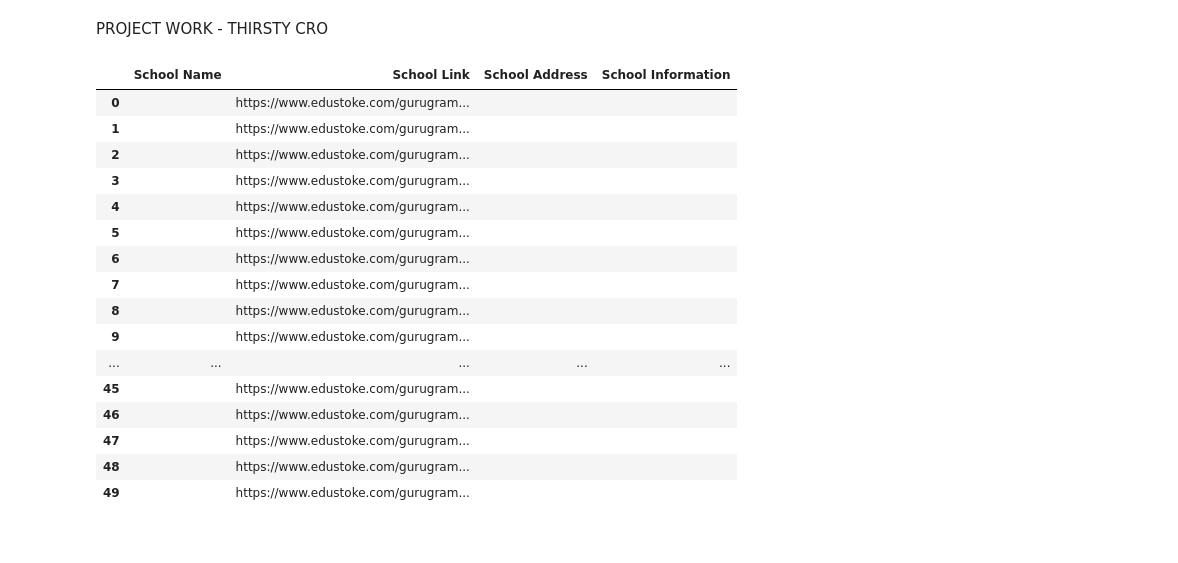
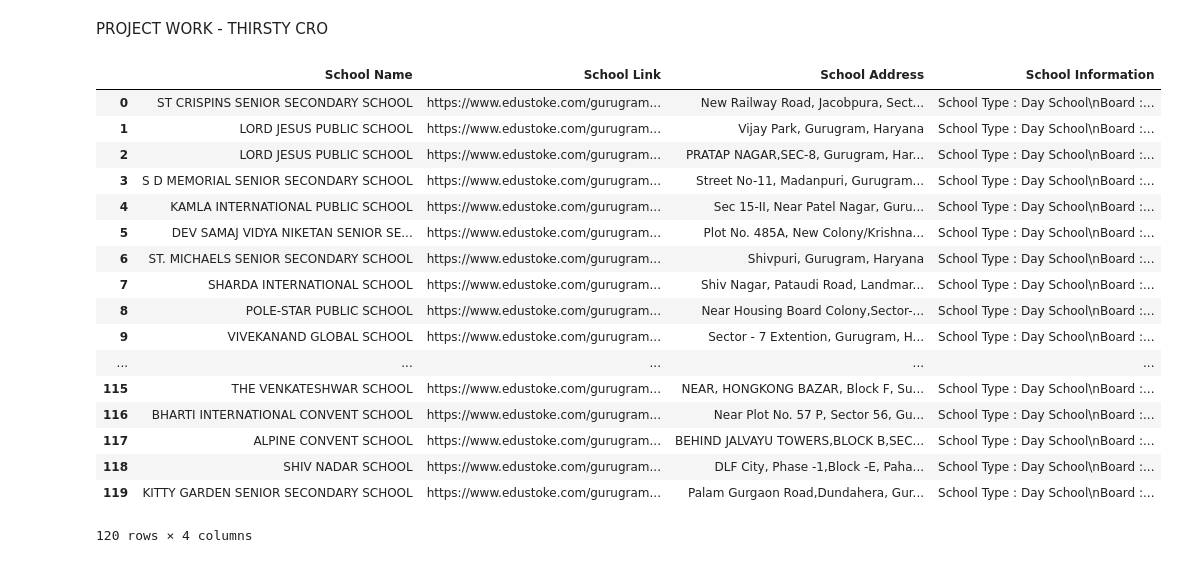
Before and after one commit to deepanshu-goyal/Data-Collection, a Jupyter notebook: Final_Project.ipynb, the cells around one changed output. Saved outputs shown, nothing was run; the diff lists cells and outputs as text; code cells hidden in the pictures.

```diff
--- a/Final_Project.ipynb
+++ b/Final_Project.ipynb
@@ -13,46 +13,47 @@ driver = webdriver.Chrome(locationOfWebdriver)
 # %%
 url = "https://www.edustoke.com/search/day-school/gurugram--MjguNDU5NDk3LDc3LjAyNjYzOA==/?list=city&rangemax=10&rangemin=0"
 driver.get(url)
 school_name=[]
 school_link=[]
 school_rating=[]
 school_address=[]
 school_info=[]
 
 driver.execute_script("window.scrollTo(0, document.body.scrollHeight);")
+time.sleep(40)
 
-time.sleep(100)
 
 for name in driver.find_elements_by_class_name('school_link'):
     school_name.append(name.text)
     school_link.append(name.get_attribute('href'))
 
 for address in driver.find_elements_by_class_name('address_text'):
     school_address.append(address.text)
 
 for info in driver.find_elements_by_css_selector('ul.list-info.search_page'):
     school_info.append(info.text)
 
 data = {'School Name':school_name,'School Link':school_link, 'School Address':school_address,'School Information': school_info}
 final_data = pd.DataFrame(data)
 final_data
 # %% [output]
 |  | School Name | School Link | School Address | School Information |
-| 0 |  | https://www.edustoke.com/gurugram... |  |  |
-| 1 |  | https://www.edustoke.com/gurugram... |  |  |
-| 2 |  | https://www.edustoke.com/gurugram... |  |  |
-| 3 |  | https://www.edustoke.com/gurugram... |  |  |
-| 4 |  | https://www.edustoke.com/gurugram... |  |  |
-| 5 |  | https://www.edustoke.com/gurugram... |  |  |
-| 6 |  | https://www.edustoke.com/gurugram... |  |  |
-| 7 |  | https://www.edustoke.com/gurugram... |  |  |
-| 8 |  | https://www.edustoke.com/gurugram... |  |  |
-| 9 |  | https://www.edustoke.com/gurugram... |  |  |
+| 0 | ST CRISPINS SENIOR SECONDARY SCHOOL | https://www.edustoke.com/gurugram... | New Railway Road, Jacobpura, Sect... | School Type : Day School\nBoard :... |
+| 1 | LORD JESUS PUBLIC SCHOOL | https://www.edustoke.com/gurugram... | Vijay Park, Gurugram, Haryana | School Type : Day School\nBoard :... |
+| 2 | LORD JESUS PUBLIC SCHOOL | https://www.edustoke.com/gurugram... | PRATAP NAGAR,SEC-8, Gurugram, Har... | School Type : Day School\nBoard :... |
+| 3 | S D MEMORIAL SENIOR SECONDARY SCHOOL | https://www.edustoke.com/gurugram... | Street No-11, Madanpuri, Gurugram... | School Type : Day School\nBoard :... |
+| 4 | KAMLA INTERNATIONAL PUBLIC SCHOOL | https://www.edustoke.com/gurugram... | Sec 15-II, Near Patel Nagar, Guru... | School Type : Day School\nBoard :... |
+| 5 | DEV SAMAJ VIDYA NIKETAN SENIOR SE... | https://www.edustoke.com/gurugram... | Plot No. 485A, New Colony/Krishna... | School Type : Day School\nBoard :... |
+| 6 | ST. MICHAELS SENIOR SECONDARY SCHOOL | https://www.edustoke.com/gurugram... | Shivpuri, Gurugram, Haryana | School Type : Day School\nBoard :... |
+| 7 | SHARDA INTERNATIONAL SCHOOL | https://www.edustoke.com/gurugram... | Shiv Nagar, Pataudi Road, Landmar... | School Type : Day School\nBoard :... |
+| 8 | POLE-STAR PUBLIC SCHOOL | https://www.edustoke.com/gurugram... | Near Housing Board Colony,Sector-... | School Type : Day School\nBoard :... |
+| 9 | VIVEKANAND GLOBAL SCHOOL | https://www.edustoke.com/gurugram... | Sector - 7 Extention, Gurugram, H... | School Type : Day School\nBoard :... |
 | ... | ... | ... | ... | ... |
-| 45 |  | https://www.edustoke.com/gurugram... |  |  |
-| 46 |  | https://www.edustoke.com/gurugram... |  |  |
-| 47 |  | https://www.edustoke.com/gurugram... |  |  |
-| 48 |  | https://www.edustoke.com/gurugram... |  |  |
-| 49 |  | https://www.edustoke.com/gurugram... |  |  |
+| 115 | THE VENKATESHWAR SCHOOL | https://www.edustoke.com/gurugram... | NEAR, HONGKONG BAZAR, Block F, Su... | School Type : Day School\nBoard :... |
+| 116 | BHARTI INTERNATIONAL CONVENT SCHOOL | https://www.edustoke.com/gurugram... | Near Plot No. 57 P, Sector 56, Gu... | School Type : Day School\nBoard :... |
+| 117 | ALPINE CONVENT SCHOOL | https://www.edustoke.com/gurugram... | BEHIND JALVAYU TOWERS,BLOCK B,SEC... | School Type : Day School\nBoard :... |
+| 118 | SHIV NADAR SCHOOL | https://www.edustoke.com/gurugram... | DLF City, Phase -1,Block -E, Paha... | School Type : Day School\nBoard :... |
+| 119 | KITTY GARDEN SENIOR SECONDARY SCHOOL | https://www.edustoke.com/gurugram... | Palam Gurgaon Road,Dundahera, Gur... | School Type : Day School\nBoard :... |
+120 rows × 4 columns
 # %%
 final_data.to_csv("School_data.csv")
```
Also changed, not shown: parts of 1 cell of this notebook.
